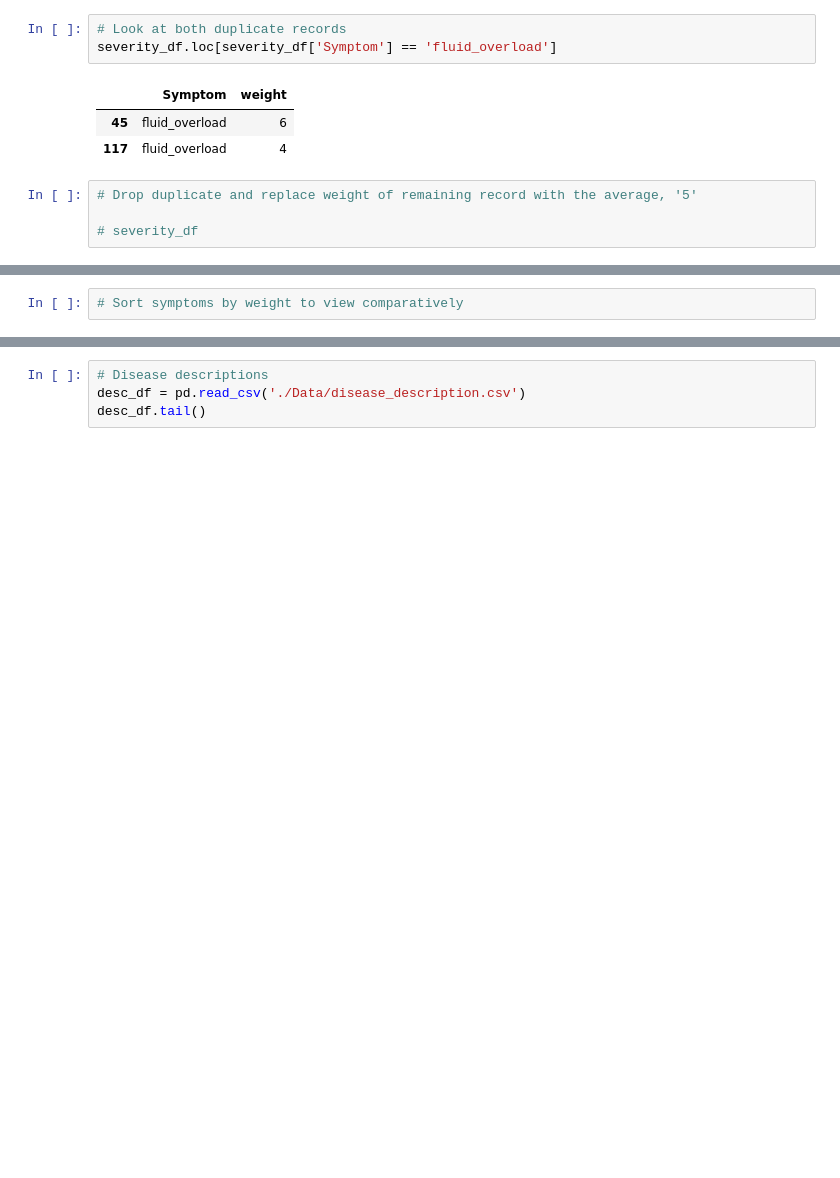
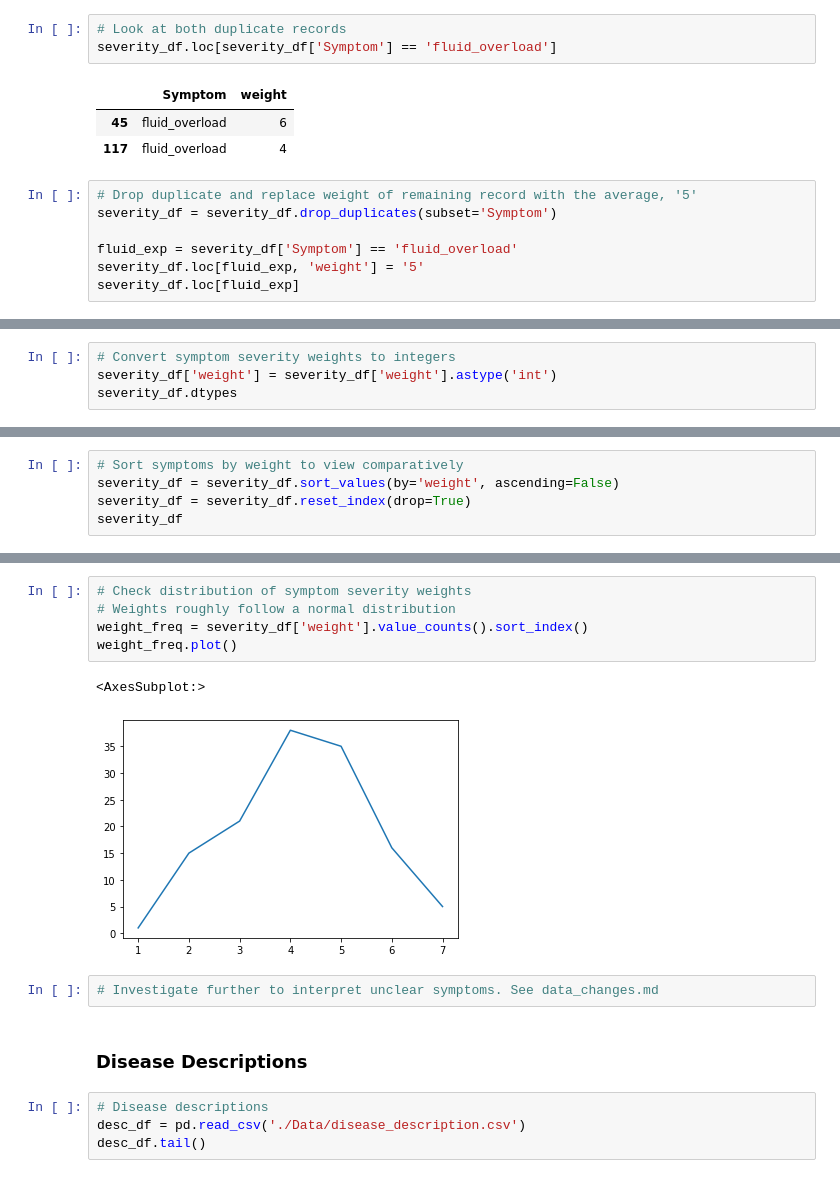
Before and after one commit to Ian-T-Dixon/Disease_Prediction, a Jupyter notebook: exploratory.ipynb, the cells around one changed output, grey strips where cells are left out. Cells and saved outputs as stored; diff of their text form; blank space fills up the shorter version.

Commit message:
Edit exploratory.ipynb, Group_Plan.md, data_changes.md

```diff
--- a/exploratory.ipynb
+++ b/exploratory.ipynb
@@ -129,5 +163,8 @@ severity_df.loc[severity_df['Symptom'] == 'fluid_overload']
 | 117 | fluid_overload | 4 |
 # %%
 # Drop duplicate and replace weight of remaining record with the average, '5'
+severity_df = severity_df.drop_duplicates(subset='Symptom')
 
-# severity_df
+fluid_exp = severity_df['Symptom'] == 'fluid_overload'
+severity_df.loc[fluid_exp, 'weight'] = '5'
+severity_df.loc[fluid_exp]
@@ -133,0 +174,4 @@ severity_df.loc[severity_df['Symptom'] == 'fluid_overload']
+# %%
+# Convert symptom severity weights to integers
+severity_df['weight'] = severity_df['weight'].astype('int')
+severity_df.dtypes
@@ -134,2 +182,5 @@ severity_df.loc[severity_df['Symptom'] == 'fluid_overload']
 # %%
 # Sort symptoms by weight to view comparatively
+severity_df = severity_df.sort_values(by='weight', ascending=False)
+severity_df = severity_df.reset_index(drop=True)
+severity_df
@@ -136,3 +201,15 @@ severity_df.loc[severity_df['Symptom'] == 'fluid_overload']
+# %%
+# Check distribution of symptom severity weights
+# Weights roughly follow a normal distribution
+weight_freq = severity_df['weight'].value_counts().sort_index()
+weight_freq.plot()
+# %% [output]
+<AxesSubplot:>
+[figure, added]
+# %%
+# Investigate further to interpret unclear symptoms. See data_changes.md
+# %% [markdown]
+### Disease Descriptions
 # %%
 # Disease descriptions
 desc_df = pd.read_csv('./Data/disease_description.csv')
```
Also changed, not shown: parts of 17 cells of this notebook, 2 other files.
